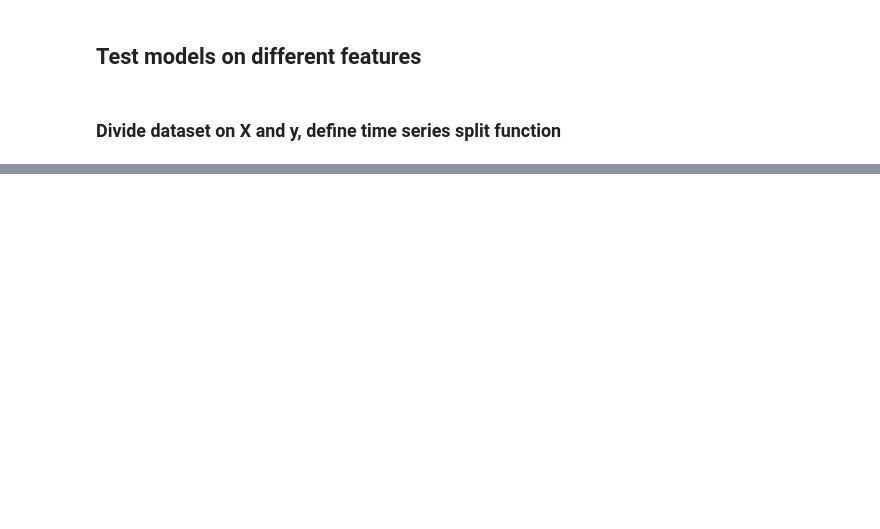
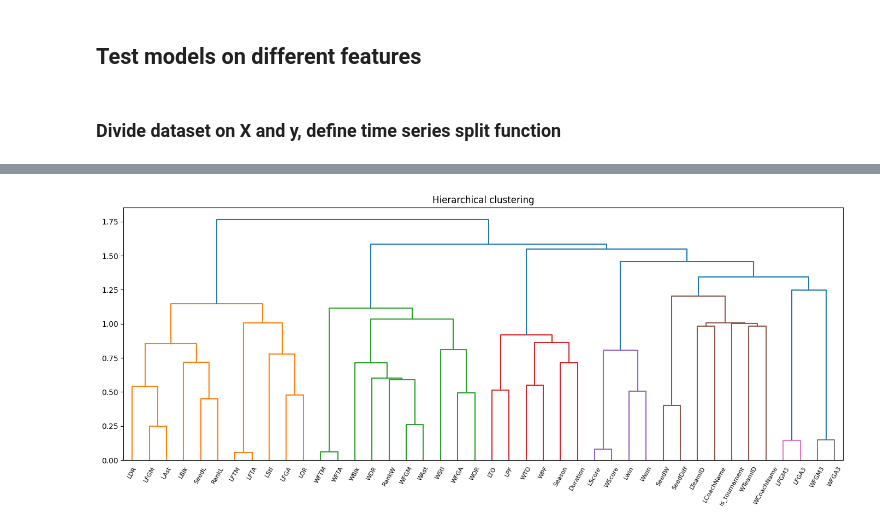
Before and after one commit to KacperUrban/Forecasting-NCAA-BB, a Jupyter notebook: feature_eng.ipynb, the cells around one changed output, grey strips where cells are left out. Cells and saved outputs as stored; diff of their text form; code cells hidden in the pictures; blank space fills up the shorter version.

```diff
--- a/feature_eng.ipynb
+++ b/feature_eng.ipynb
@@ -171,0 +210,12 @@ For women's games
+# %%
+# convert correlation matrix to distance matrix
+fig, ax = plt.subplots(figsize=(17, 6))
+dist_matrix = 1 - np.abs(X_trainm.corr())
+dist_linkage= hierarchy.ward(squareform(dist_matrix))
+plt.title("Hierarchical clustering")
+dendro = hierarchy.dendrogram(
+    dist_linkage, labels=X_trainm.columns.to_list(), ax=ax, leaf_rotation=60
+)
+plt.show()
+# %% [output]
+[figure, added]
```
Also changed, not shown: parts of 22 cells of this notebook, 1 other file.
